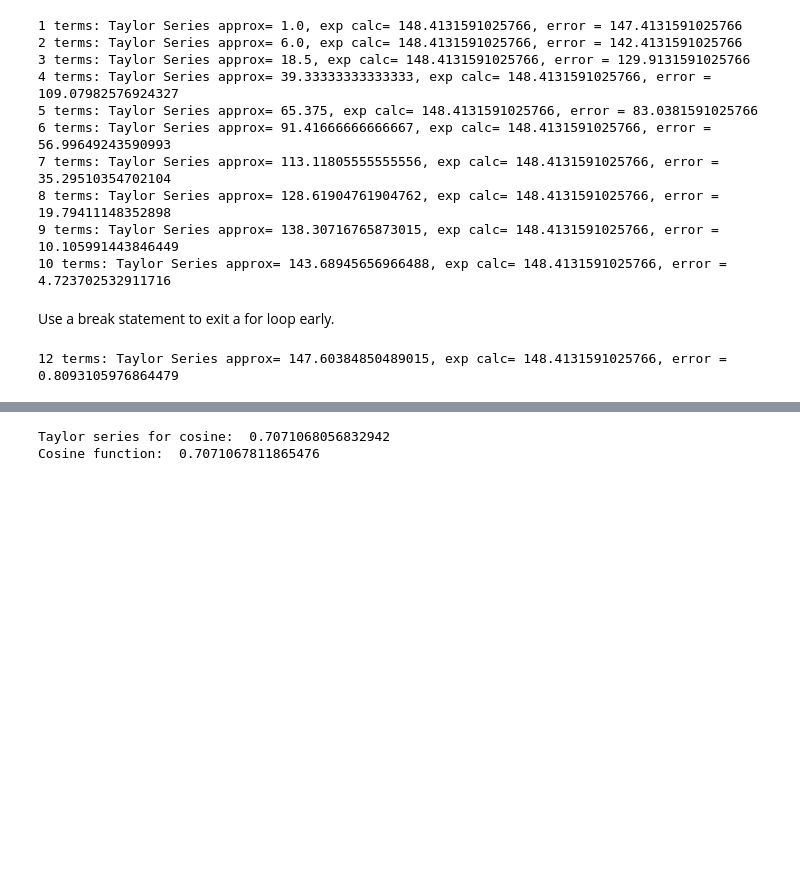
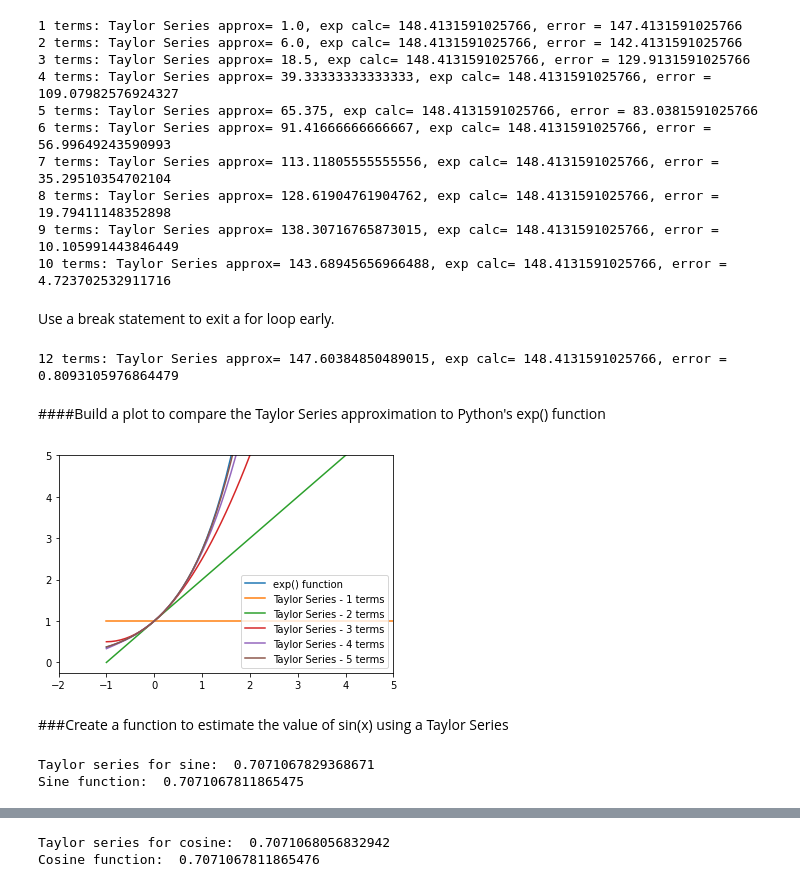
Before and after one commit to RhinoSC/MetNumUN2020II, a Jupyter notebook: TaylorSeries/Lab7NM_part1.ipynb, the cells around one changed output, grey strips where cells are left out. Drawn from its saved outputs; the diff is of its cells as text; code cells hidden in the pictures; blank space fills up the shorter version.

```diff
--- a/TaylorSeries/Lab7NM_part1.ipynb
+++ b/TaylorSeries/Lab7NM_part1.ipynb
@@ -70,3 +70,31 @@ for i in range(1,20):
 print(f'{i} terms: Taylor Series approx= {e_approx}, exp calc= {e_exp}, error = {e_error}')
 # %% [output]
 12 terms: Taylor Series approx= 147.60384850489015, exp calc= 148.4131591025766, error = 0.8093105976864479
+# %% [markdown]
+####Build a plot to compare the Taylor Series approximation to Python's exp() function
+# %%
+points = np.arange(-1,6,0.1)
+p_exp = np.exp(points)
+
+fig, ax = plt.subplots()
+ax.plot(points,p_exp)
+
+# add lines for between 1 and 6 terms in the Taylor Series
+for i in range(1,6):
+    t_exp = [func_e(point,i) for point in points]
+    ax.plot(points,t_exp)
+
+ax.set_ylim([-0.25,5])
+ax.set_xlim([-2,5])
+
+# set up legend
+legend_lst = ['exp() function']
+for i in range(1,6):
+    legend_lst.append(f'Taylor Series - {i} terms')
+ax.legend(legend_lst, loc=4)
+
+plt.show()
+# %% [output]
+[figure, added]
+# %% [markdown]
+###Create a function to estimate the value of sin(x) using a Taylor Series
@@ -72,0 +111,9 @@ print(f'{i} terms: Taylor Series approx= {e_approx}, exp calc= {e_exp}, error =
+# %%
+angle_rad = (math.radians(45))
+out = func_sin(angle_rad,5)
+print("Taylor series for sine: ", out)
+out = math.sin(angle_rad)
+print("Sine function: ", out)
+# %% [output]
+Taylor series for sine:  0.7071067829368671
+Sine function:  0.7071067811865475
```
Also changed, not shown: parts of 20 cells of this notebook, 1 other file.
